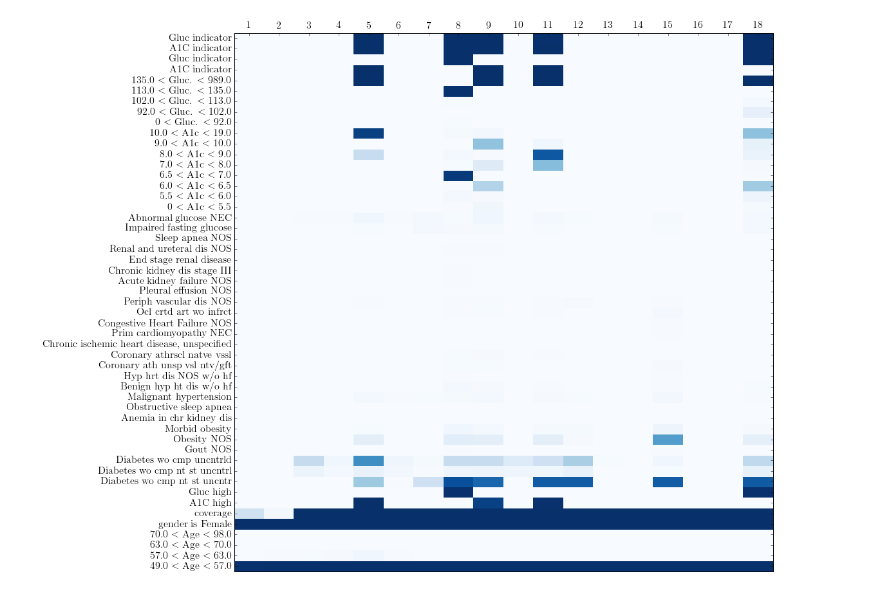
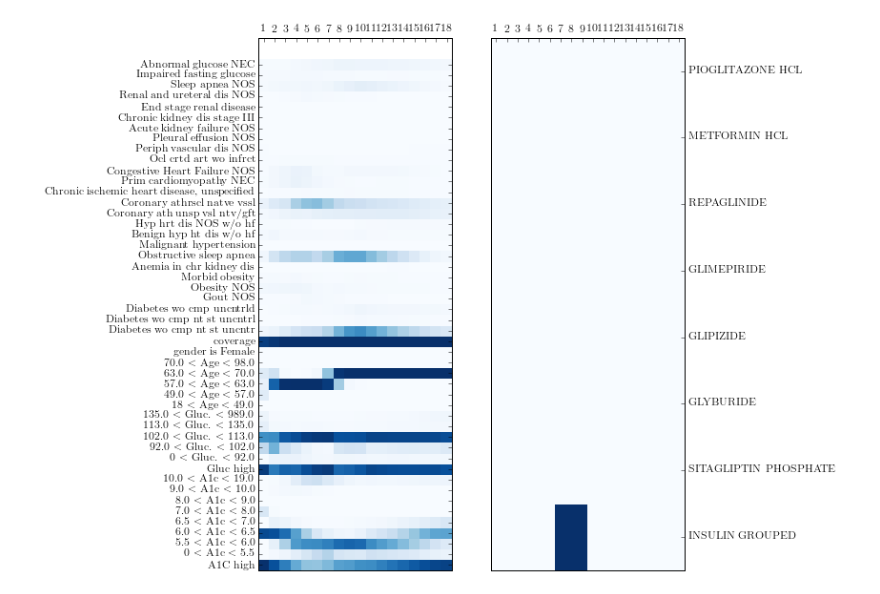
Before and after one commit to clinicalml/structuredinference, a Jupyter notebook: ipynb/medical/VisualizePatientSamples.ipynb, the cells around one changed output. Cells and saved outputs as stored; diff of their text form; code cells hidden in the pictures.

```diff
--- a/ipynb/medical/VisualizePatientSamples.ipynb
+++ b/ipynb/medical/VisualizePatientSamples.ipynb
@@ -42,10 +26,18 @@ mpl.rcParams['text.latex.preamble']= ['\usepackage{amsfonts}','\usepackage{amsma
 mpl.rcParams['font.size'] = 20
 mpl.rcParams['axes.labelsize']=20
 mpl.rcParams['legend.fontsize']=20
+from utils.misc import readPickle
+import sys
+sys.path.append('../../medical_data/')
 #http://stackoverflow.com/questions/22408237/named-colors-in-matplotlib
-from datasets.load import loadDataset
-dset = '_filtered3months_indicators'
-dataset = loadDataset(dset, combineObsInd=True,withActions=False)
-from utils.medical import cleanLabels
-patient_dict =  cleanLabels(dataset['patient_dictionary'],'_filtered3months_indicators')
+from load import loadMedicalData
+dset = 'A'
+dataset = loadMedicalData(dset)
+from medical import cleanLabels
+print dataset.keys()
+patient_dict =  cleanLabels(dataset['obs_dict'])
+doctor_dict =  cleanLabels(dataset['act_dict'])
+
+evaldict = readPickle('../../expt-medical-fast/check_evaluation.pkl')[0]
+print evaldict.keys()
 # %% [output]
@@ -57,33 +46,52 @@ Data Shape for Obs|Act|Ind:  (8244, 18, 48) (8244, 18, 8) (8244, 18, 4)
 # %%
-#IDX = range(0,15)+range(30,len(patient_dict)); name = 'SMALL'
-IDX = range(len(patient_dict)); name = 'FULL'
-print IDX,name
+import matplotlib.pyplot as plt
+import numpy as np
+patient_data   = evaldict['x_s']
+doctor_data    = evaldict['a_s']
+patdict_data   = patient_dict
+docdict_data   = doctor_dict
 
-#Sample from the generative model
-import numpy as np
-np.random.seed(1)
-x,z = dkf.sample(T=dataset['train_X'].shape[1])
-mean_p = x[0]
-print mean_p[0].shape,z.shape, dataset['train_X'].shape,len(dataset['patient_dictionary'])
-print mean_p.max(),mean_p.min()
+shufidx = np.random.permutation(patient_data.shape[0])
+for ctr in range(5):
+    idx = shufidx[ctr]
+    row_labels = patdict_data
+    data = patient_data[idx,:,:]
+    column_labels = range(1,data.shape[0]+1)
+    fig, axlist = plt.subplots(1,2,figsize=(8,10))
+    #fig.suptitle('Patient: '+mids_data[idx])
+    ax = axlist[0]
+    heatmap = ax.pcolor(data.transpose(), cmap=plt.cm.Blues)
 
-
-#Visualize Samples
-samples = mean_p
-for idx in range(5):
-    row_labels = [patient_dict[k] for k in IDX]
-    data = samples[idx][:,IDX]
-    column_labels = range(1,data.shape[0]+1)
-    fig, ax = plt.subplots(1,1,figsize=(15,15))
-    heatmap = ax.pcolor(data.transpose(), cmap=plt.cm.Blues)
     # put the major ticks at the middle of each cell
     ax.set_xticks(np.arange(data.shape[0])+0.5, minor=False)
     ax.set_yticks(np.arange(data.shape[1])+0.5, minor=False)
+
     # want a more natural, table-like display
+    #ax.invert_xaxis()
     ax.xaxis.tick_top()
+
     ax.tick_params(labelsize = 12)
-    ax.set_xticklabels(column_labels, minor=False,fontsize=16)
-    ax.set_yticklabels(row_labels, minor=False,fontsize=16)
-    ax.set_ylim((1,len(row_labels)))
-    plt.savefig('patient-'+str(idx)+'-'+name+'.pdf',bbox_inches='tight')
+    ax.set_xticklabels(column_labels, minor=False)
+    ax.set_yticklabels(row_labels, minor=False)
+
+    ax = axlist[1]
+    data = doctor_data[idx,:,:]
+    column_labels = range(1,data.shape[0]+1)
+    row_labels = docdict_data
+    heatmap = ax.pcolor(data.transpose(), cmap=plt.cm.Blues)
+
+    # put the major ticks at the middle of each cell
+    ax.set_xticks(np.arange(data.shape[0])+0.5, minor=False)
+    ax.set_yticks(np.arange(data.shape[1])+0.5, minor=False)
+
+    # want a more natural, table-like display
+    #ax.invert_xaxis()
+    ax.xaxis.tick_top()
+    ax.yaxis.tick_right()
+
+    ax.tick_params(labelsize = 12)
+    ax.set_xticklabels(column_labels, minor=False)
+    ax.set_yticklabels(row_labels, minor=False)
+
+    plt.show()
 # %% [output]
@@ -93 +98 @@ for idx in range(5):
-[figure, old version]
+[figure, new version]
```
Also changed, not shown: parts of 3 cells of this notebook, 6 other files.
